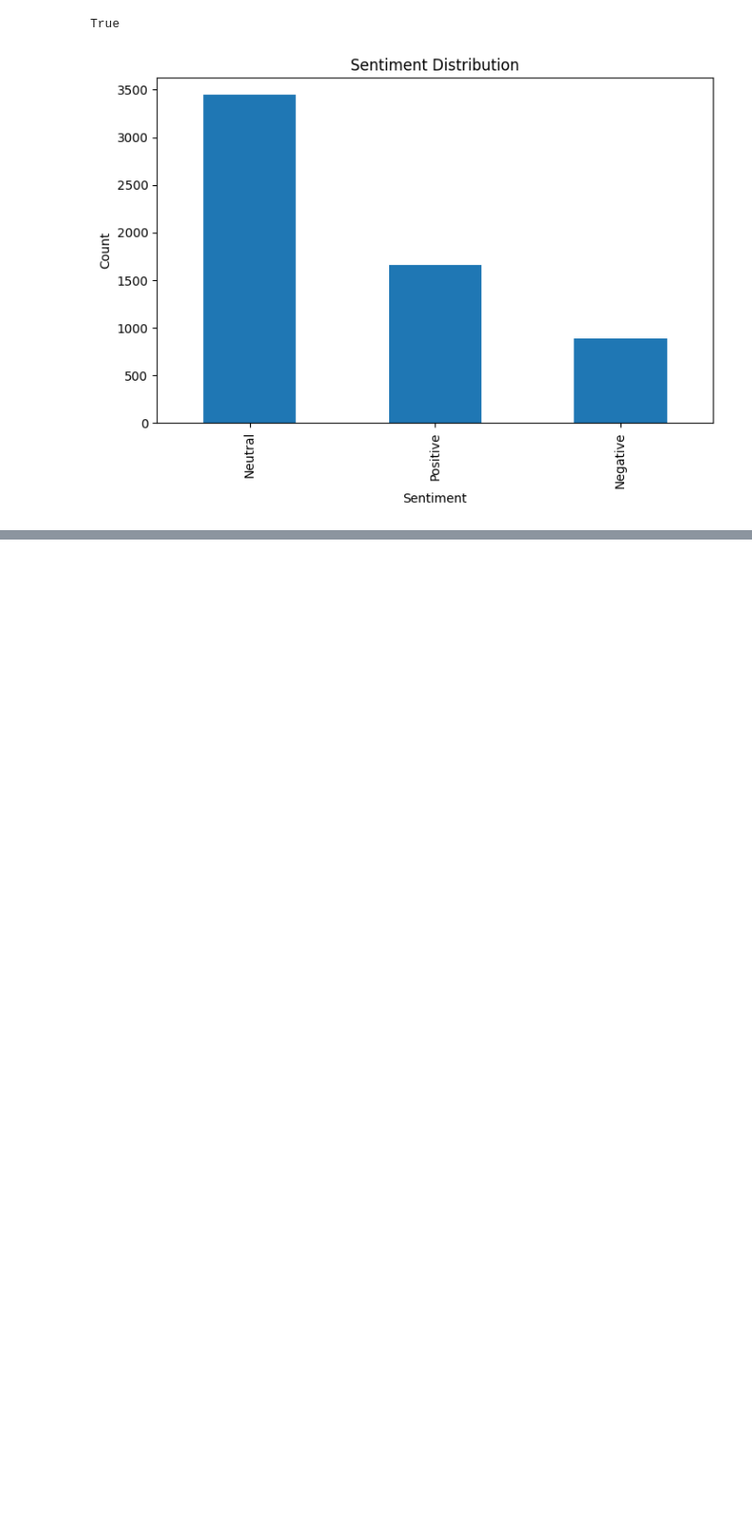
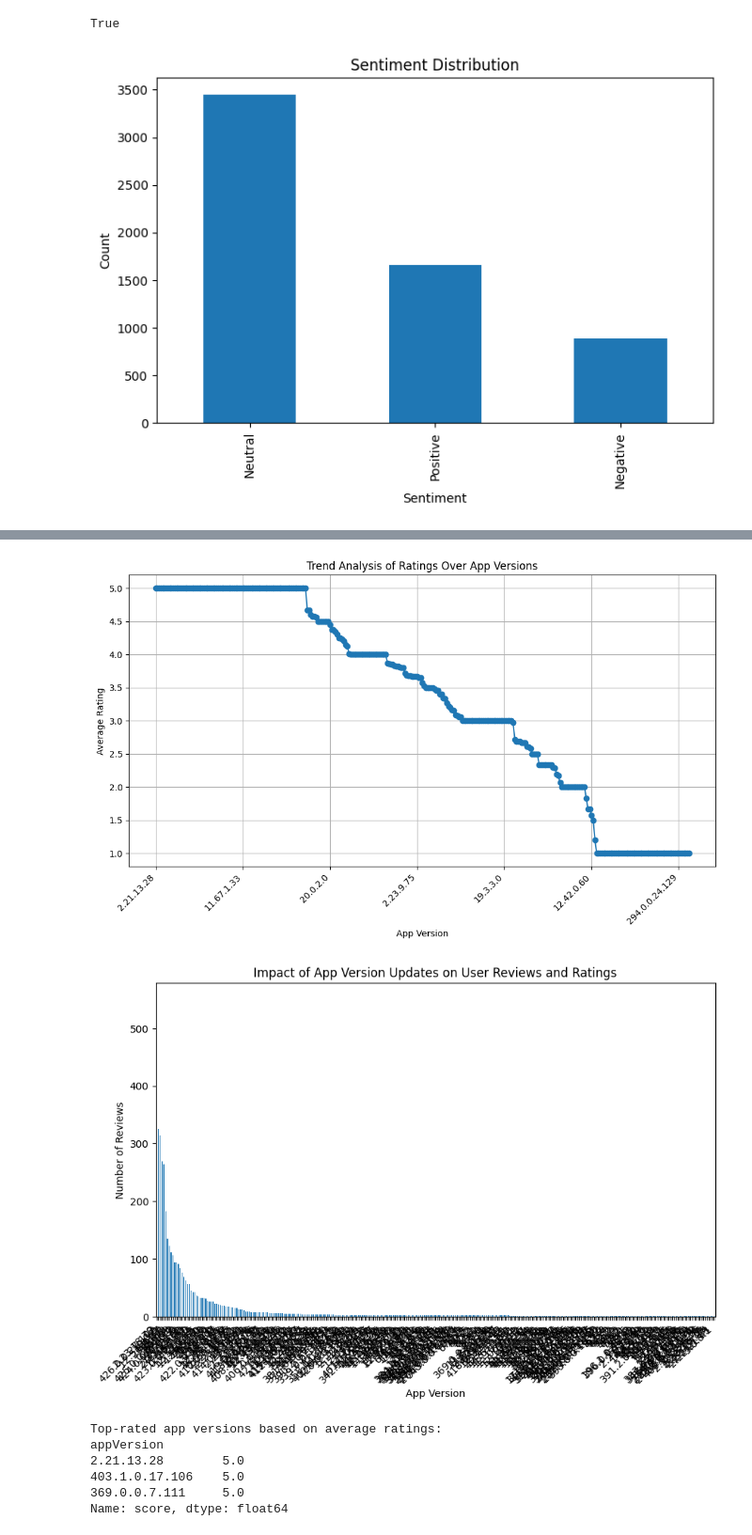
Before and after one commit to ghanaram/Play-store-app-review-analysis, a Jupyter notebook: Play_Store_App_Review_Analysis.ipynb, the cells around one changed output, grey strips where cells are left out. Shown: that part at 94% size. Drawn from its saved outputs; the diff is of its cells as text; code cells hidden in the pictures; blank space fills up the shorter version.

```diff
--- a/Play_Store_App_Review_Analysis.ipynb
+++ b/Play_Store_App_Review_Analysis.ipynb
@@ -171,0 +218,37 @@ plt.show()
+# %%
+# Perform App Versions Analysis
+version_ratings = df.groupby('appVersion')['score'].mean().sort_values(ascending=False)
+version_counts = df['appVersion'].value_counts()
+
+# Trend analysis of ratings over different app versions
+plt.figure(figsize=(12, 6))
+version_ratings.plot(kind='line', marker='o')
+plt.xlabel('App Version')
+plt.ylabel('Average Rating')
+plt.title('Trend Analysis of Ratings Over App Versions')
+plt.xticks(rotation=45, ha='right')
+plt.grid(True)
+plt.show()
+
+# Impact of app version updates on user reviews and ratings
+plt.figure(figsize=(10, 6))
+version_counts.plot(kind='bar')
+plt.xlabel('App Version')
+plt.ylabel('Number of Reviews')
+plt.title('Impact of App Version Updates on User Reviews and Ratings')
+plt.xticks(rotation=45, ha='right')
+plt.show()
+
+# Identification of successful app versions and areas for improvement
+successful_versions = version_ratings.head(3)
+print("Top-rated app versions based on average ratings:")
+print(successful_versions)
+# %% [output]
+[figure, added]
+[figure, added]
+Top-rated app versions based on average ratings:
+appVersion
+2.21.13.28        5.0
+403.1.0.17.106    5.0
+369.0.0.7.111     5.0
+Name: score, dtype: float64
```
Also changed, not shown: parts of 9 cells of this notebook.
